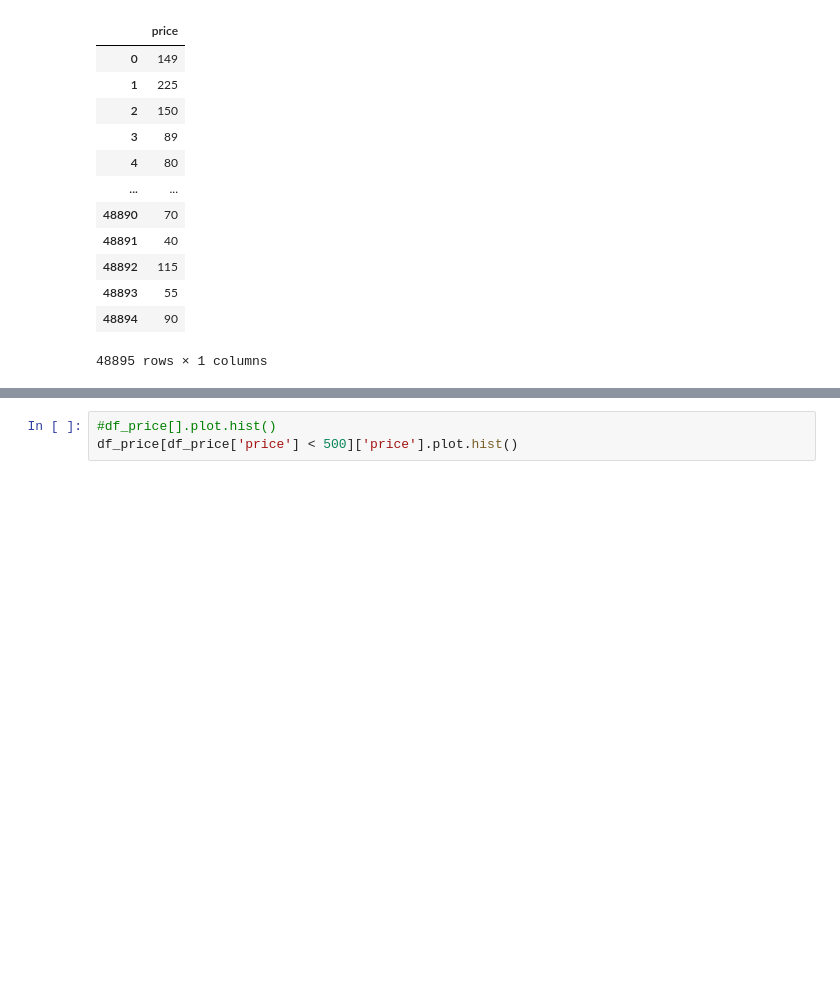
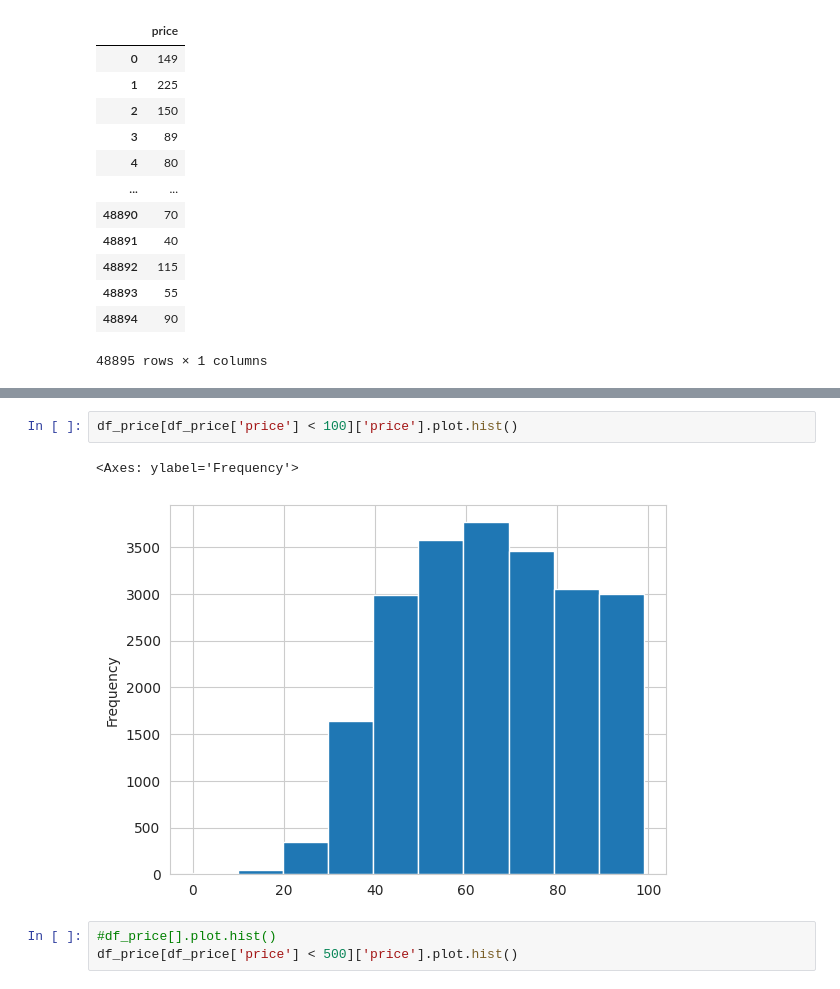
Before and after one commit to salu218/Airbnb_NY_2019_EDA, a Jupyter notebook: Airbnb_project.ipynb, the cells around one changed output, grey strips where cells are left out. Saved outputs shown, nothing was run; the diff lists cells and outputs as text; blank space fills up the shorter version.

```diff
--- a/Airbnb_project.ipynb
+++ b/Airbnb_project.ipynb
@@ -434,3 +456,8 @@ df_price
+# %%
+df_price[df_price['price'] < 100]['price'].plot.hist()
+# %% [output]
+<Axes: ylabel='Frequency'>
+[figure, added]
 # %%
 #df_price[].plot.hist()
 df_price[df_price['price'] < 500]['price'].plot.hist()
```
Also changed, not shown: parts of 15 cells of this notebook.
